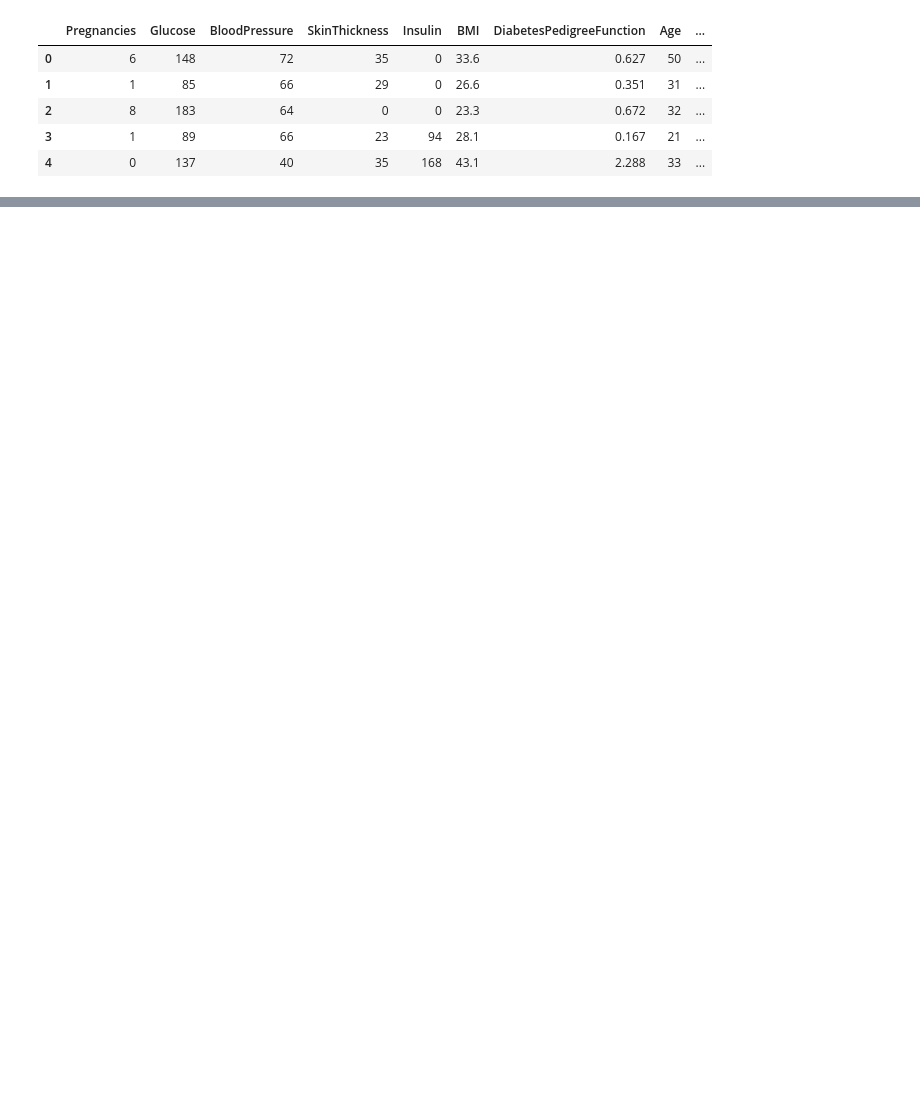
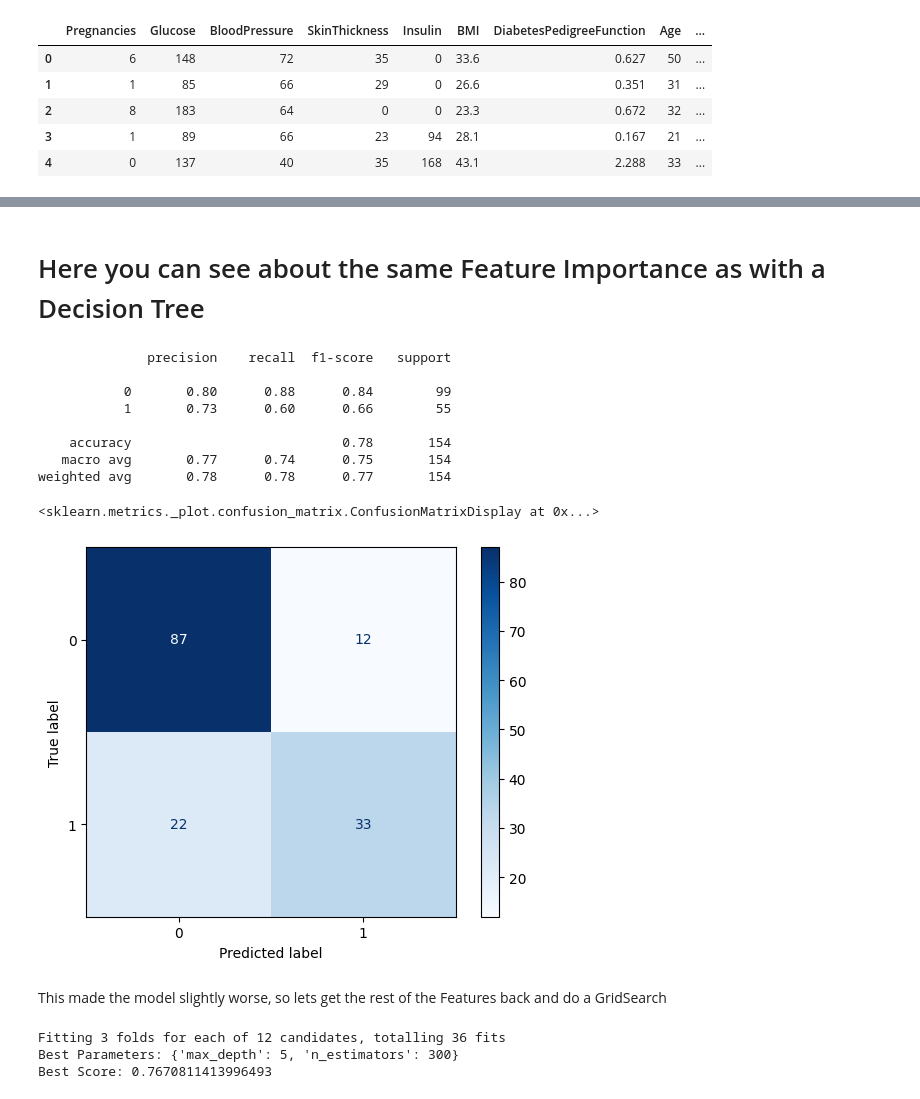
Before and after one commit to Timo4D/MachineLearning-SoSe2024, a Jupyter notebook: random_forrest.ipynb, the cells around one changed output, grey strips where cells are left out. Cells and saved outputs as stored; diff of their text form; code cells hidden in the pictures; blank space fills up the shorter version.

```diff
--- a/random_forrest.ipynb
+++ b/random_forrest.ipynb
@@ -15,0 +54,51 @@ data.head()
+# %% [markdown]
+# Here you can see about the same Feature Importance as with a Decision Tree
+# %%
+important_features = ['Age', 'BMI', 'Glucose']
+filtered_data = data[important_features + ['Outcome']]
+
+X_train, X_test, y_train, y_test = train_test_split(filtered_data.drop('Outcome', axis=1), filtered_data['Outcome'], test_size=0.2, random_state=42)
+
+forest = RandomForestClassifier(n_estimators=100, max_depth=3, random_state=42)
+forest.fit(X_train, y_train)
+print(classification_report(y_test, forest.predict(X_test)))
+cm = confusion_matrix(y_test, forest.predict(X_test))
+disp = ConfusionMatrixDisplay(confusion_matrix=cm, display_labels=np.unique(forest.predict(X_test)))
+disp.plot(cmap=plt.cm.Blues)
+# %% [output]
+              precision    recall  f1-score   support
+
+           0       0.80      0.88      0.84        99
+           1       0.73      0.60      0.66        55
+
+    accuracy                           0.78       154
+   macro avg       0.77      0.74      0.75       154
+weighted avg       0.78      0.78      0.77       154
+<sklearn.metrics._plot.confusion_matrix.ConfusionMatrixDisplay at 0x...>
+[figure, added]
+# %% [markdown]
+This made the model slightly worse, so lets get the rest of the Features back and do a GridSearch
+# %%
+X_train, X_test, y_train, y_test = train_test_split(data.drop('Outcome', axis=1), data['Outcome'], test_size=0.2, random_state=42)
+
+from sklearn.model_selection import GridSearchCV
+
+param_grid = {
+    'n_estimators': [100, 200, 300],
+    'max_depth': [2, 3, 4, 5],
+}
+
+forest = RandomForestClassifier(random_state=42)
+
+grid_search = GridSearchCV(estimator=forest, param_grid=param_grid, cv=3, n_jobs=-1, verbose=2)
+grid_search.fit(X_train, y_train)
+
+best_params = grid_search.best_params_
+best_score = grid_search.best_score_
+
+print(f'Best Parameters: {best_params}')
+print(f'Best Score: {best_score}')
+# %% [output]
+Fitting 3 folds for each of 12 candidates, totalling 36 fits
+Best Parameters: {'max_depth': 5, 'n_estimators': 300}
+Best Score: 0.7670811413996493
```
Also changed, not shown: parts of 5 cells of this notebook, 2 other files.
